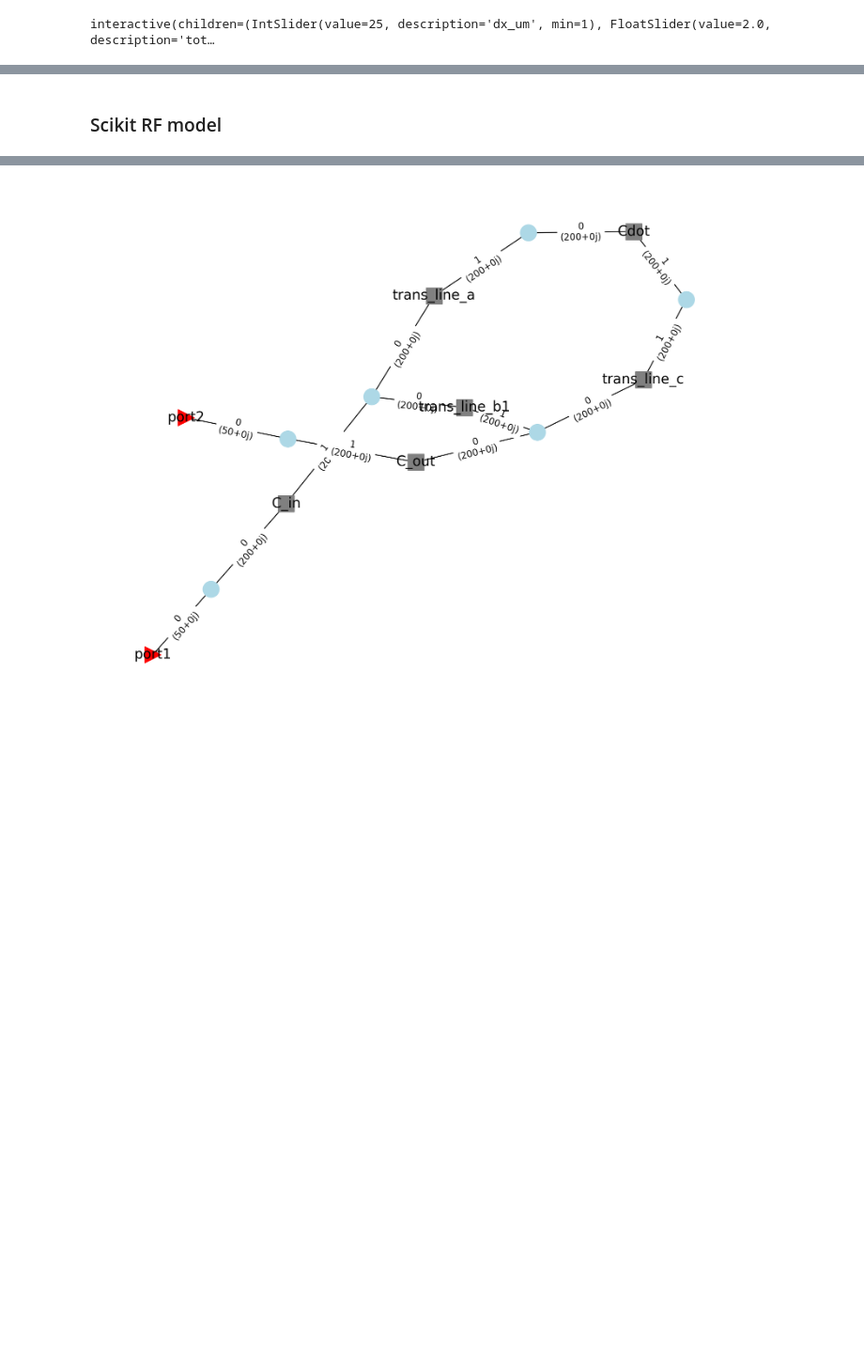
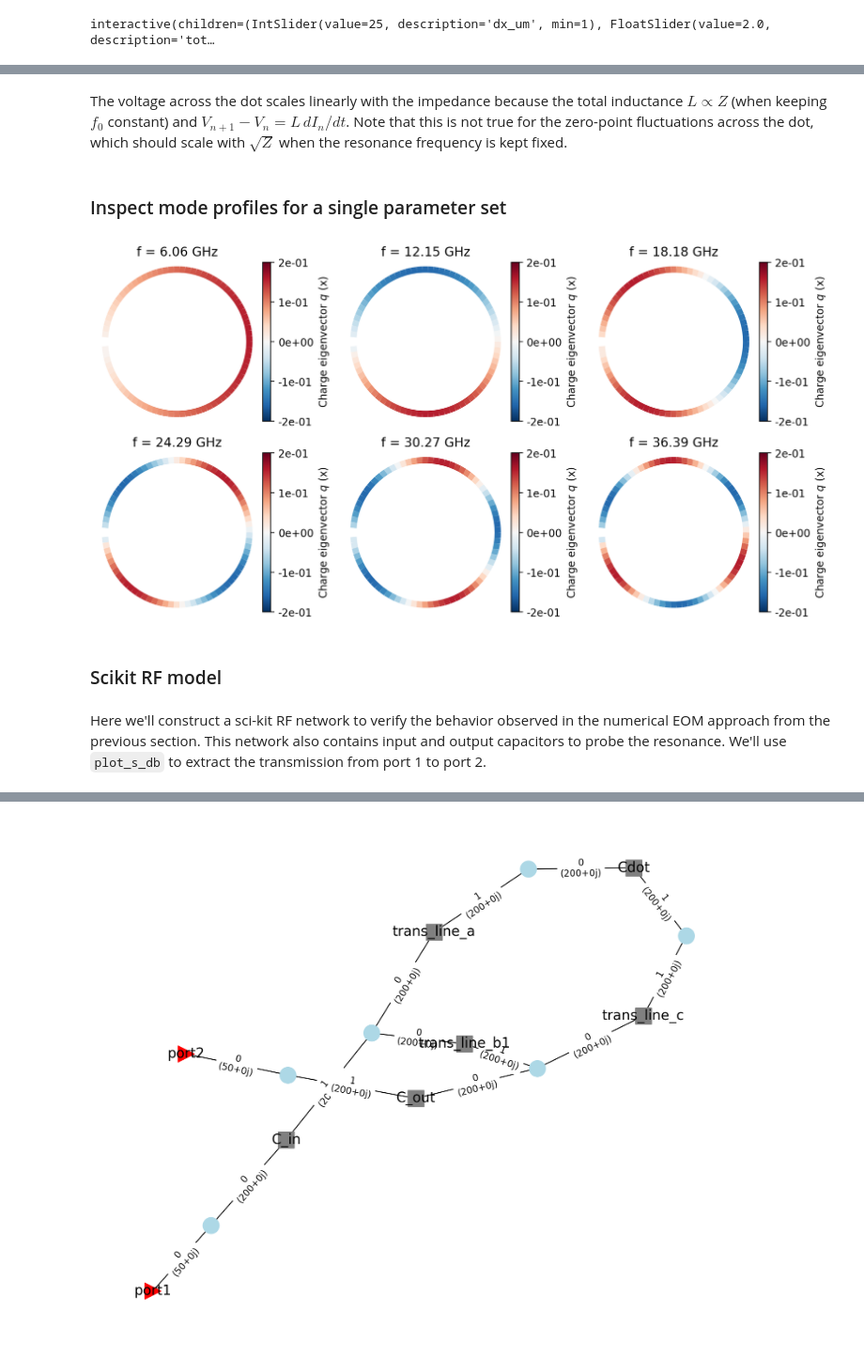
Before and after one commit to gkoolstra/quantum_electron, a Jupyter notebook: examples/97_transmission_line.ipynb, the cells around one changed output, grey strips where cells are left out. Shown at 94% size. Cells and saved outputs as stored; diff of their text form; code cells hidden in the pictures; blank space fills up the shorter version.

```diff
--- a/examples/97_transmission_line.ipynb
+++ b/examples/97_transmission_line.ipynb
@@ -403,6 +429,20 @@ where  $\mathbb{I}$ is the identity matrix, and
 Note that we have additionally implemented periodic boundary condition through the non-zero matrix elements for $[\mathbf{K}]_{-N, N}$ and $[\mathbf{K}]_{N, -N}$. The eigenvectors of $[\mathbf{M}]^{-1} [\mathbf{K}]$ are the charge distribution across the resonator.
 # %%
 def make_network(dx_um=25, total_length_mm=2, C_dot_fF=0.1, L_total_nH=100, C_total_fF=33, plot=True, return_all=False):
+    """Calculates the eigenfrequencies of the folded transmission line resonator circuit in the charge basis.
+
+    Args:
+        dx_um (int, optional): Unit cell length in microns. Defaults to 25.
+        total_length_mm (int, optional): Total length of the transmission line (This only determines the number of unit cells). Defaults to 2.
+        C_dot_fF (float, optional): Dot capacitance in fF. Defaults to 0.1.
+        L_total_nH (int, optional): Total inductance of the circuit in nH. Defaults to 100.
+        C_total_fF (int, optional): Total capacitance of the transmission line in fF. Defaults to 33.
+        plot (bool, optional): if true, it plots the eigenmodes and eigenfrequencies. Defaults to True.
+        return_all (bool, optional): if true, it returns the eigenfrequencies, modes and voltage across the capacitor. Defaults to False.
+
+    Returns:
+        Tuple: Eigenvector (sorted by ascending eigenfrequency), Eigenfrequencies (sorted by ascending eigenfrequency), Voltage across the capacitor
+    """
     dx = dx_um * 1e-6
     unit_cells = int(total_length_mm / (dx_um / 1e3))
 
@@ -444,16 +484,11 @@ def make_network(dx_um=25, total_length_mm=2, C_dot_fF=0.1, L_total_nH=100, C_to
         evec_shifted = np.roll(evecs_sorted[:, k], unit_cells // 2)
 
         # Determine the voltage across the capacitor
-        D = C_l ** 2 + 2 * C_l * C_dot
-        Qa = evec_shifted[0]
-        Qb = evec_shifted[-1]
-        phi_a = 1/D * ((C_l + C_dot) * Qa + C_dot * Qb)
-        phi_b = 1/D * (-C_dot * Qa + (C_l + C_dot) * Qb)
-        deltaV = phi_a - phi_b
-        deltaVs.append(deltaV)
+        q0 = alpha * (evec_shifted[0] + evec_shifted[-1])
+        deltaVs.append(q0 / C_dot)
 
         # Figure out what is the charge across the center capacitor
-        evec_shifted = np.insert(evec_shifted, 0, alpha * (evec_shifted[0] + evec_shifted[-1]))
+        evec_shifted = np.insert(evec_shifted, 0, q0)
 
         x = np.arange(unit_cells + 1) * dx * 1e3
         if plot:
@@ -489,3 +625,23 @@ interactive(children=(IntSlider(value=25, description='dx_um', min=1), FloatSlid
+# %% [markdown]
+The voltage across the dot scales linearly with the impedance because the total inductance $L \propto Z$ (when keeping $f_0$ constant) and $V_{n+1} - V_n = L \, dI_n / dt$. Note that this is not true for the zero-point fluctuations across the dot, which should scale with $\sqrt{Z}$ when the resonance frequency is kept fixed.
+# %% [markdown]
+### Inspect mode profiles for a single parameter set
+# %%
+dx_um=25
+total_length_mm=2
+C_dot_fF = 0.02
+L_total_nH= 200
+C_total_fF= 33
+
+evecs_sorted, ev_sorted, dV = make_network(dx_um=dx_um, total_length_mm=total_length_mm, C_dot_fF=C_dot_fF,
+                                            L_total_nH=L_total_nH, C_total_fF=C_total_fF, plot=False, return_all=True)
+
+plot_mode_profile(evecs_sorted.T, ev_sorted, colorbar_label=r"Charge eigenvector $q$ (x)", clim=(-0.2, 0.2), savepath=None)
+# %% [output]
+[figure, added]
 # %% [markdown]
 ### Scikit RF model
+# %% [markdown]
+Here we'll construct a sci-kit RF network to verify the behavior observed in the numerical EOM approach from the previous section. This network also contains input and output capacitors to probe the resonance.
+We'll use `plot_s_db` to extract the transmission from port 1 to port 2.
 # %%
```
Also changed, not shown: parts of 21 cells of this notebook, 1 other file.
